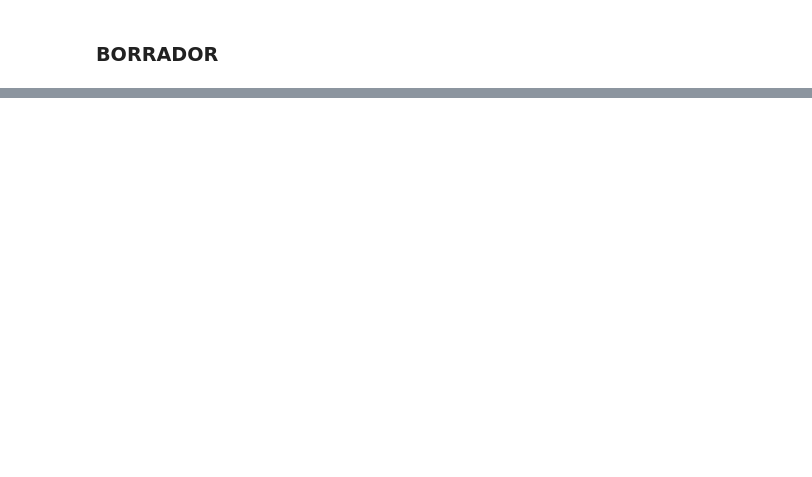
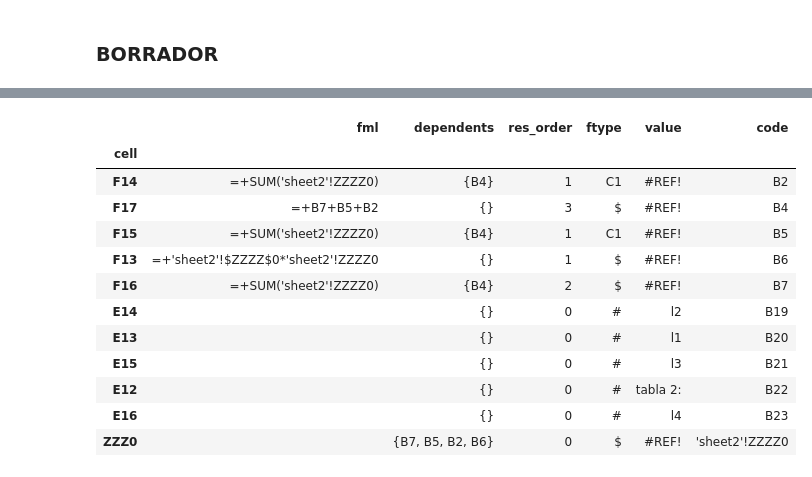
Before and after one commit to agmontesb/excel, a Jupyter notebook: markup_thread.ipynb, the cells around one changed output, grey strips where cells are left out. Saved outputs shown, nothing was run; the diff lists cells and outputs as text; code cells hidden in the pictures; blank space fills up the shorter version.

```diff
--- a/markup_thread.ipynb
+++ b/markup_thread.ipynb
@@ -214,0 +199,16 @@ list(XlErrors)
+# %%
+wb['#sheet2']['#B'].data
+# %% [output]
+|  | fml | dependents | res_order | ftype | value | code |
+| cell |  |  |  |  |  |  |
+| F14 | =+SUM('sheet2'!ZZZZ0) | {B4} | 1 | C1 | #REF! | B2 |
+| F17 | =+B7+B5+B2 | {} | 3 | $ | #REF! | B4 |
+| F15 | =+SUM('sheet2'!ZZZZ0) | {B4} | 1 | C1 | #REF! | B5 |
+| F13 | =+'sheet2'!$ZZZZ$0*'sheet2'!ZZZZ0 | {} | 1 | $ | #REF! | B6 |
+| F16 | =+SUM('sheet2'!ZZZZ0) | {B4} | 2 | $ | #REF! | B7 |
+| E14 |  | {} | 0 | # | l2 | B19 |
+| E13 |  | {} | 0 | # | l1 | B20 |
+| E15 |  | {} | 0 | # | l3 | B21 |
+| E12 |  | {} | 0 | # | tabla 2: | B22 |
+| E16 |  | {} | 0 | # | l4 | B23 |
+| ZZZ0 |  | {B7, B5, B2, B6} | 0 | $ | #REF! | 'sheet2'!ZZZZ0 |
```
Also changed, not shown: parts of 65 cells of this notebook, 8 other files.
